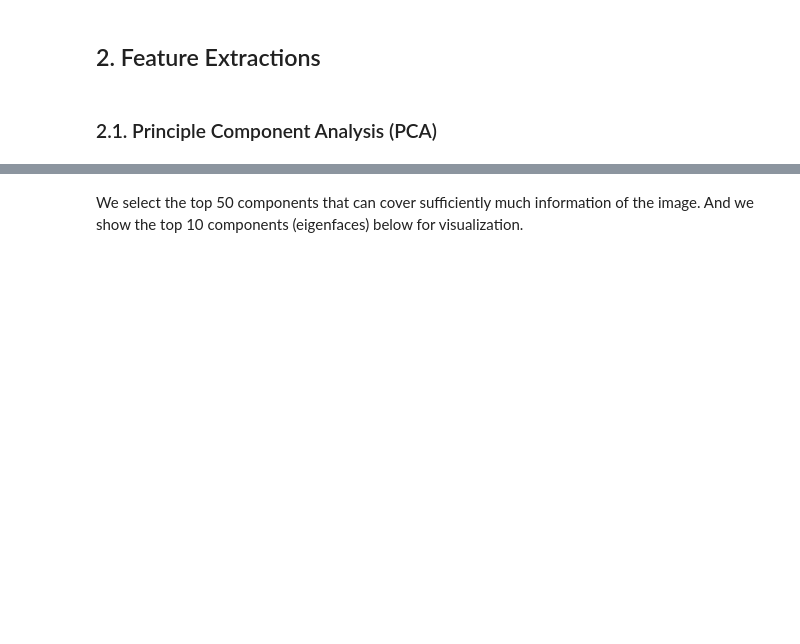
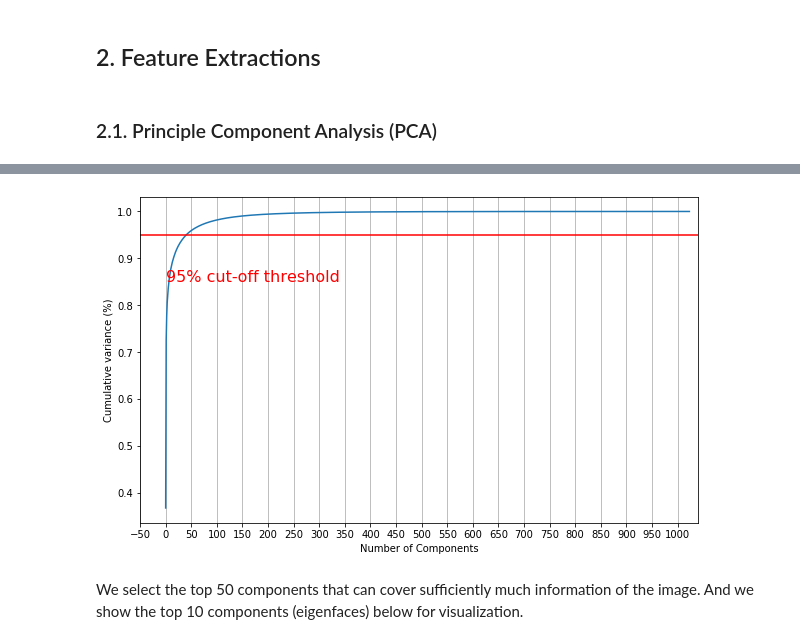
Before and after one commit to RLee-xy/Facial-Recognition-1, a Jupyter notebook: demo.ipynb, the cells around one changed output, grey strips where cells are left out. Cells and saved outputs as stored; diff of their text form; code cells hidden in the pictures; blank space fills up the shorter version.

Commit message:
add new plot for ICA and PCA

```diff
--- a/demo.ipynb
+++ b/demo.ipynb
@@ -122,4 +122,19 @@ Model saved to models/pca.pkl.
 [figure]
+# %%
+# Plot cumulative variance figure
+plt.figure(figsize=(10,6))
+
+cumulated_variance = np.cumsum(pca.explained_variance_ratio_)
+plt.plot(np.arange(len(pca.explained_variance_ratio_)),cumulated_variance)
+plt.axhline(y=0.95, color='r', linestyle='-')
+plt.text(0.5, 0.85, '95% cut-off threshold', color = 'red', fontsize=16)
+plt.grid(axis='x')
+plt.xlabel('Number of Components')
+plt.ylabel('Cumulative variance (%)')
+plt.xlim(-50, 1040)
+locs, _ = plt.xticks(np.arange(-50,1050,50 ))
+# %% [output]
+[figure, added]
 # %% [markdown]
 We select the top 50 components that can cover sufficiently much information of the image. And we show the top 10 components (eigenfaces) below for visualization.
 # %%
```
Also changed, not shown: parts of 9 cells of this notebook, 3 other files.
